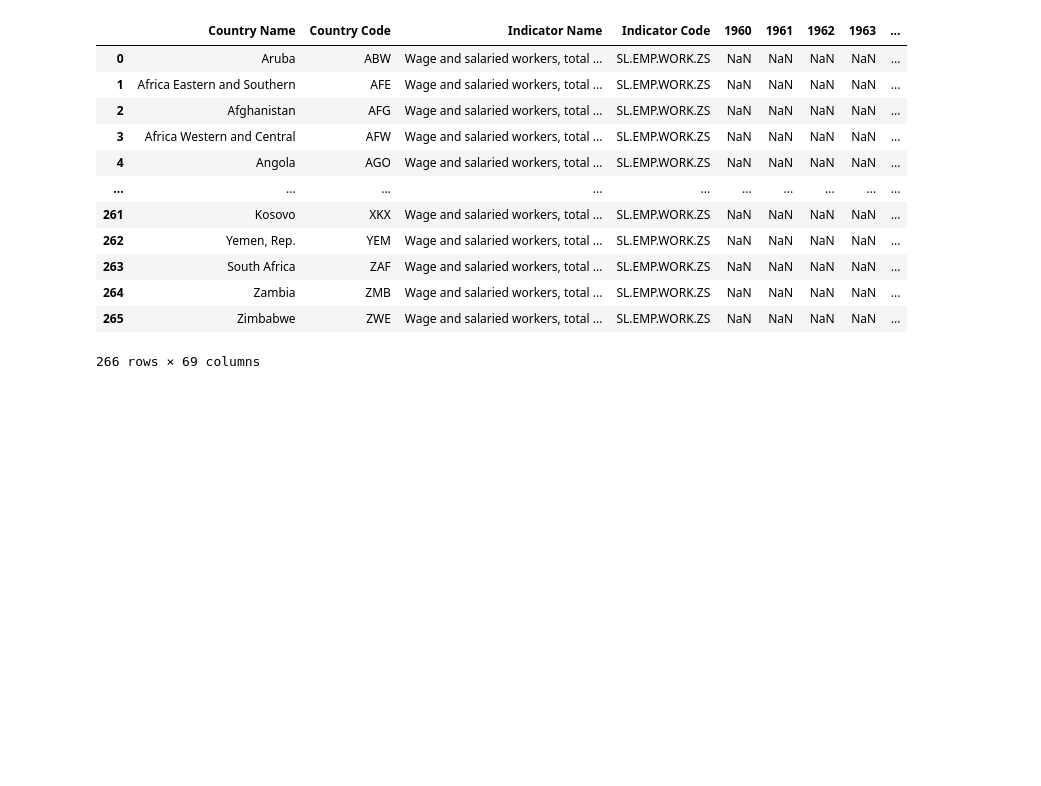
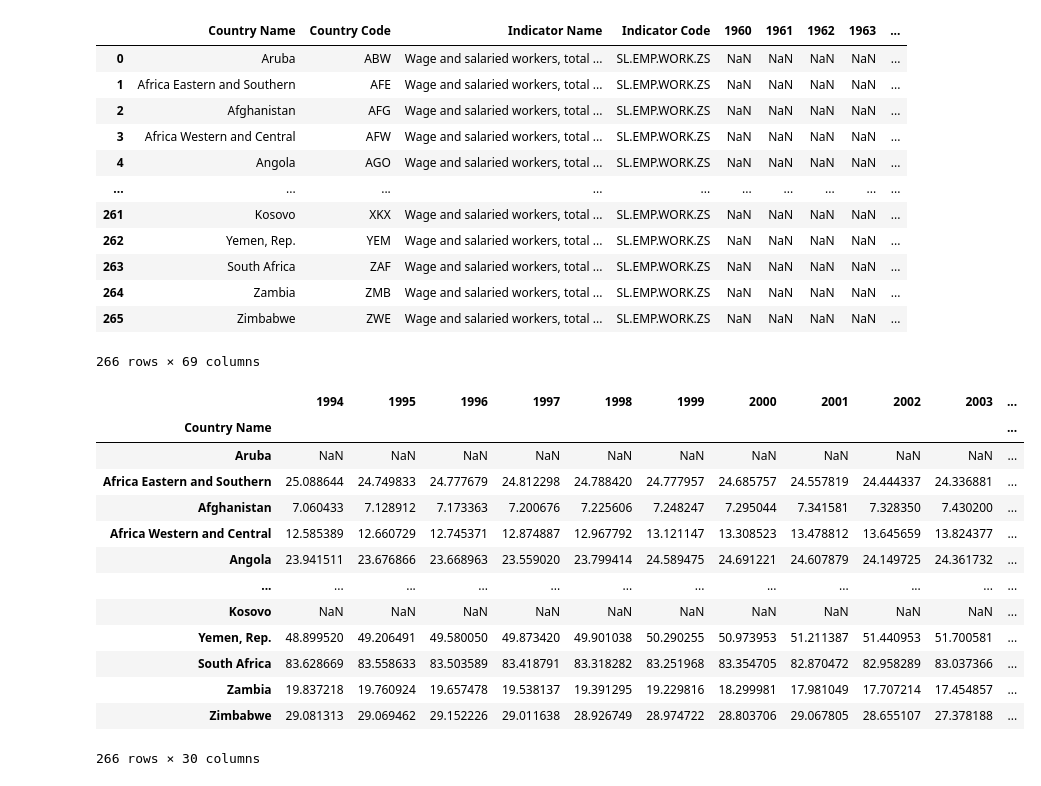
Before and after one commit to ChristianChimi/Financial-Analytics, a Jupyter notebook: Macroeconomics-Analytics/Macroeconomics-Analytics.ipynb, the cells around one changed output. Drawn from its saved outputs; the diff is of its cells as text; code cells hidden in the pictures; blank space fills up the shorter version.

```diff
--- a/Macroeconomics-Analytics/Macroeconomics-Analytics.ipynb
+++ b/Macroeconomics-Analytics/Macroeconomics-Analytics.ipynb
@@ -19,3 +94,24 @@ df_WAGE
 | 264 | Zambia | ZMB | Wage and salaried workers, total ... | SL.EMP.WORK.ZS | NaN | NaN | NaN | NaN | ... |
 | 265 | Zimbabwe | ZWE | Wage and salaried workers, total ... | SL.EMP.WORK.ZS | NaN | NaN | NaN | NaN | ... |
 266 rows × 69 columns
+# %%
+df_WAGE=df_WAGE.drop(columns=['Country Code', 'Indicator Name', 'Indicator Code', 'Unnamed: 68'])
+df_WAGE.set_index('Country Name', inplace=True)
+# %%
+df_WAGE = df_WAGE.loc[:, df_WAGE.columns.astype(int) > 1993]
+df_WAGE
+# %% [output]
+|  | 1994 | 1995 | 1996 | 1997 | 1998 | 1999 | 2000 | 2001 | 2002 | 2003 | ... |
+| Country Name |  |  |  |  |  |  |  |  |  |  | ... |
+| Aruba | NaN | NaN | NaN | NaN | NaN | NaN | NaN | NaN | NaN | NaN | ... |
+| Africa Eastern and Southern | 25.088644 | 24.749833 | 24.777679 | 24.812298 | 24.788420 | 24.777957 | 24.685757 | 24.557819 | 24.444337 | 24.336881 | ... |
+| Afghanistan | 7.060433 | 7.128912 | 7.173363 | 7.200676 | 7.225606 | 7.248247 | 7.295044 | 7.341581 | 7.328350 | 7.430200 | ... |
+| Africa Western and Central | 12.585389 | 12.660729 | 12.745371 | 12.874887 | 12.967792 | 13.121147 | 13.308523 | 13.478812 | 13.645659 | 13.824377 | ... |
+| Angola | 23.941511 | 23.676866 | 23.668963 | 23.559020 | 23.799414 | 24.589475 | 24.691221 | 24.607879 | 24.149725 | 24.361732 | ... |
+| ... | ... | ... | ... | ... | ... | ... | ... | ... | ... | ... | ... |
+| Kosovo | NaN | NaN | NaN | NaN | NaN | NaN | NaN | NaN | NaN | NaN | ... |
+| Yemen, Rep. | 48.899520 | 49.206491 | 49.580050 | 49.873420 | 49.901038 | 50.290255 | 50.973953 | 51.211387 | 51.440953 | 51.700581 | ... |
+| South Africa | 83.628669 | 83.558633 | 83.503589 | 83.418791 | 83.318282 | 83.251968 | 83.354705 | 82.870472 | 82.958289 | 83.037366 | ... |
+| Zambia | 19.837218 | 19.760924 | 19.657478 | 19.538137 | 19.391295 | 19.229816 | 18.299981 | 17.981049 | 17.707214 | 17.454857 | ... |
+| Zimbabwe | 29.081313 | 29.069462 | 29.152226 | 29.011638 | 28.926749 | 28.974722 | 28.803706 | 29.067805 | 28.655107 | 27.378188 | ... |
+266 rows × 30 columns
```
Also changed, not shown: parts of 11 cells of this notebook.
